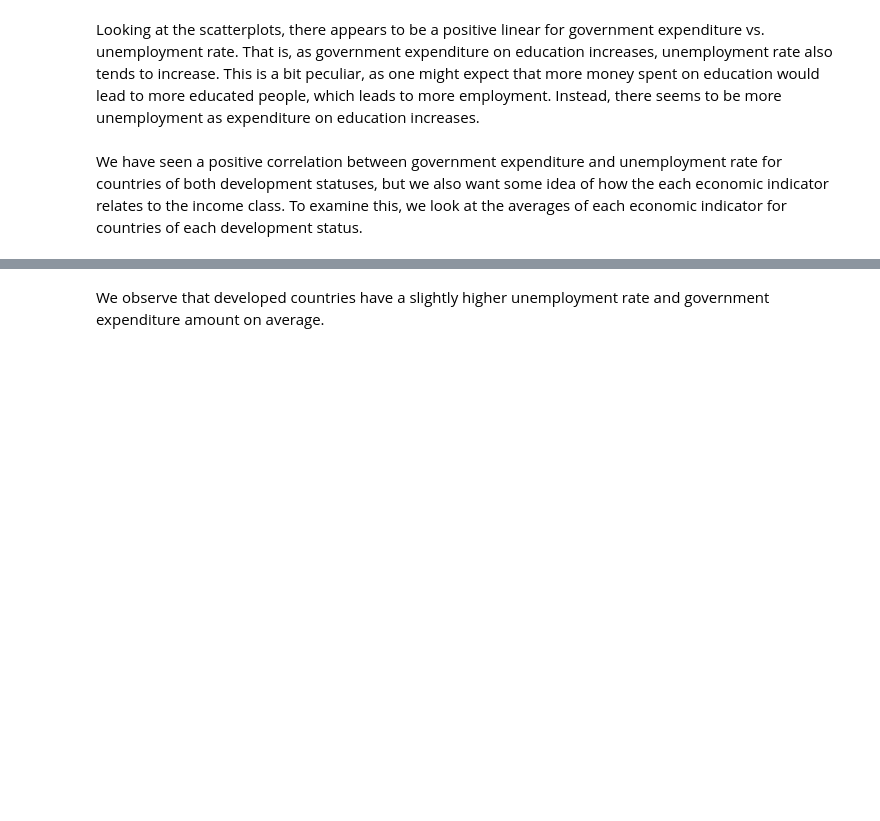
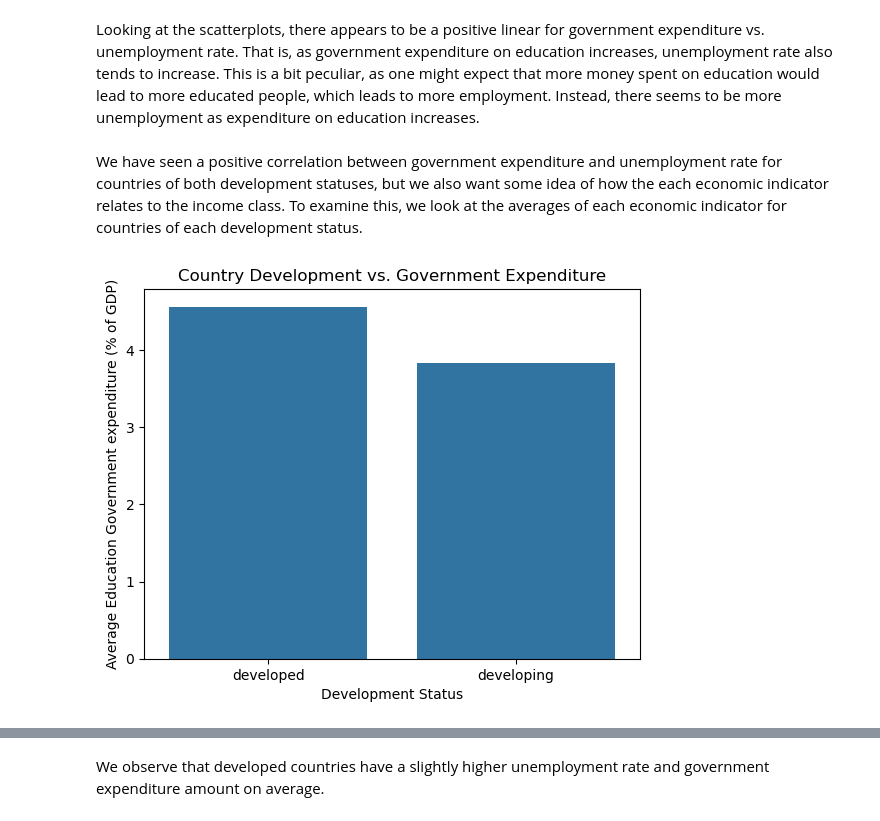
Before and after one commit to Matty67889/info-2950-project, a Jupyter notebook: phase4_new.ipynb, the cells around one changed output, grey strips where cells are left out. Cells and saved outputs as stored; diff of their text form; code cells hidden in the pictures; blank space fills up the shorter version.

```diff
--- a/phase4_new.ipynb
+++ b/phase4_new.ipynb
@@ -262,19 +274,21 @@ Looking at the scatterplots, there appears to be a positive linear for governmen
 # %% [markdown]
 We have seen a positive correlation between government expenditure and unemployment rate for countries of both development statuses, but we also want some idea of how the each economic indicator relates to the income class. To examine this, we look at the averages of each economic indicator for countries of each development status.
 # %%
-bar_groups = ['developing', 'developed']
+bar_groups = ['developed', 'developing']
 economic_indicator_avgs = development_grouped.mean(numeric_only=True)
-economic_indicator_avgs
+# economic_indicator_avgs
 # %%
 # Bar chart formation source: https://matplotlib.org/stable/gallery/lines_bars_and_markers/barchart.html#sphx-glr-gallery-lines-bars-and-markers-barchart-py
 plot = sns.barplot(data=economic_indicator_avgs,
             x='is_developed',
-            y='govt_exp_edu_pct')
+            y='Education_expenditure')
 plt.title("Country Development vs. Government Expenditure")
 plt.xlabel("Development Status")
 plt.ylabel("Average Education Government expenditure (% of GDP)")
 plot.set_xticks(np.arange(len(bar_groups)), bar_groups)
 plt.show()
+# %% [output]
+[figure, added]
 # %%
 plot = sns.barplot(data=economic_indicator_avgs,
             x='is_developed',
```
Also changed, not shown: parts of 14 cells of this notebook, 5 other files.
